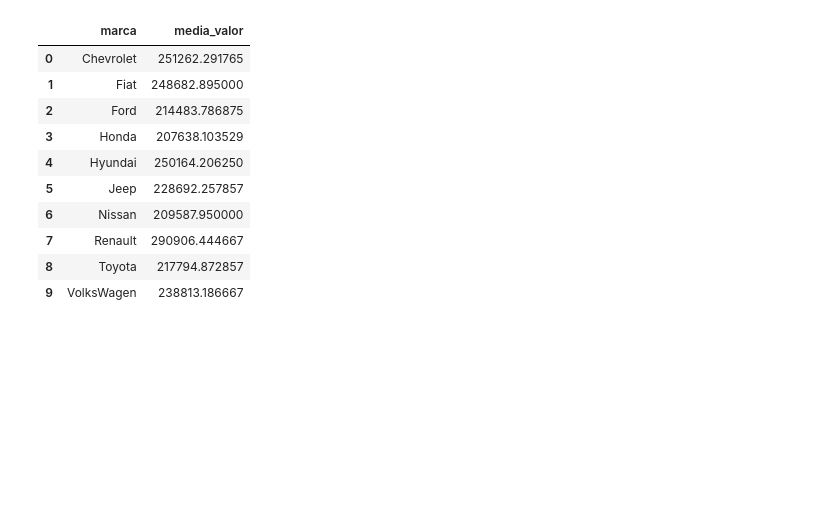
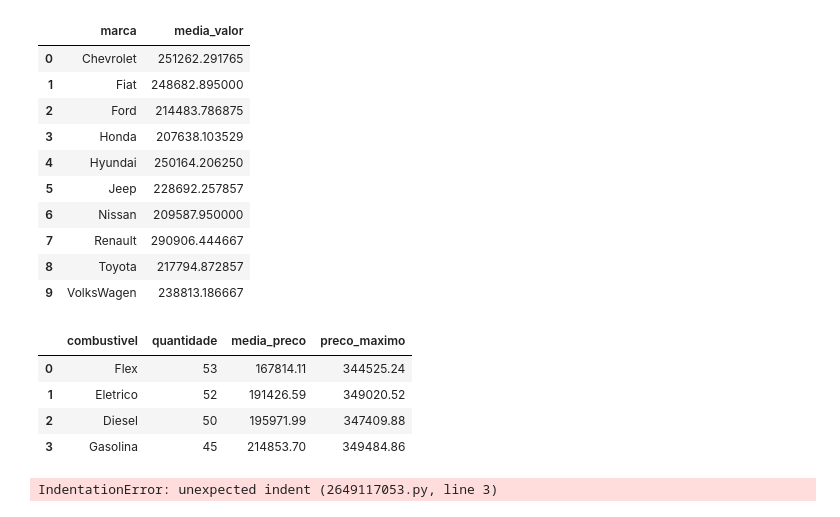
Before and after one commit to Maniezzi12345/pipeline-etl-fipe, a Jupyter notebook: analise/analise_fipe.ipynb, the cells around one changed output. Cells and saved outputs as stored; diff of their text form; code cells hidden in the pictures; blank space fills up the shorter version.

```diff
--- a/analise/analise_fipe.ipynb
+++ b/analise/analise_fipe.ipynb
@@ -485,3 +485,38 @@ df
 | 7 | Renault | 290906.444667 |
 | 8 | Toyota | 217794.872857 |
 | 9 | VolksWagen | 238813.186667 |
+# %%
+query_10 = pd.read_sql("""
+    SELECT
+        md.combustivel,
+        COUNT(md.id_modelo)              AS quantidade,
+        ROUND(AVG(fp.valor)::numeric, 2) AS media_preco,
+        MAX(fp.valor)                    AS preco_maximo
+    FROM fato_preco AS fp
+    JOIN dim_modelo AS md ON fp.id_modelo = md.id_modelo
+    GROUP BY md.combustivel
+    HAVING COUNT(md.id_modelo) > 30
+    ORDER BY quantidade DESC
+""", engine)
+
+query_10
+# %% [output]
+|  | combustivel | quantidade | media_preco | preco_maximo |
+| 0 | Flex | 53 | 167814.11 | 344525.24 |
+| 1 | Eletrico | 52 | 191426.59 | 349020.52 |
+| 2 | Diesel | 50 | 195971.99 | 347409.88 |
+| 3 | Gasolina | 45 | 214853.70 | 349484.86 |
+# %%
+df = fato_preco.merge(dim_modelo, on="id_modelo") \
+               .merge(dim_marca, on="id_marca") \
+               .groupby("combustivel")["valor"].agg(
+                   quantidade=("count"),
+                   media=("mean"),
+                   maximo=("max")
+               ).reset_index() \
+               [lambda df: df["quantidade"] > 30] \
+               .rename(columns={"media": "valor_medio"}) \
+               .sort_values("valor_medio", ascending=False)
+df
+# %% [output]
+IndentationError: unexpected indent (2649117053.py, line 3)
```
